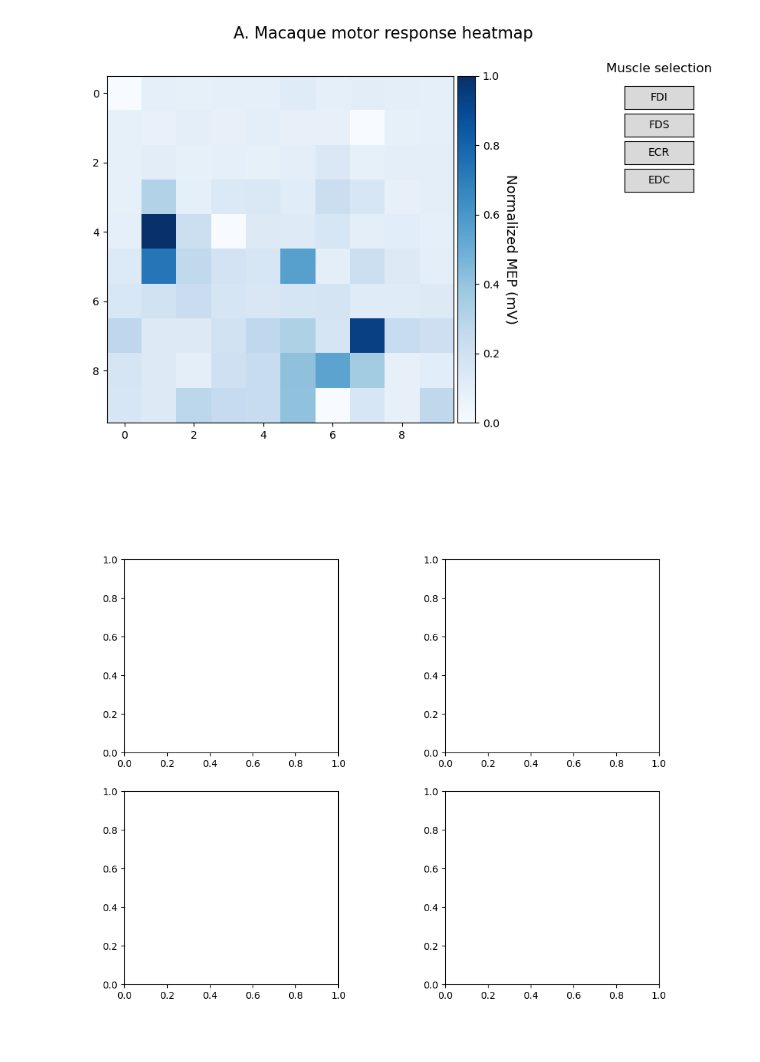
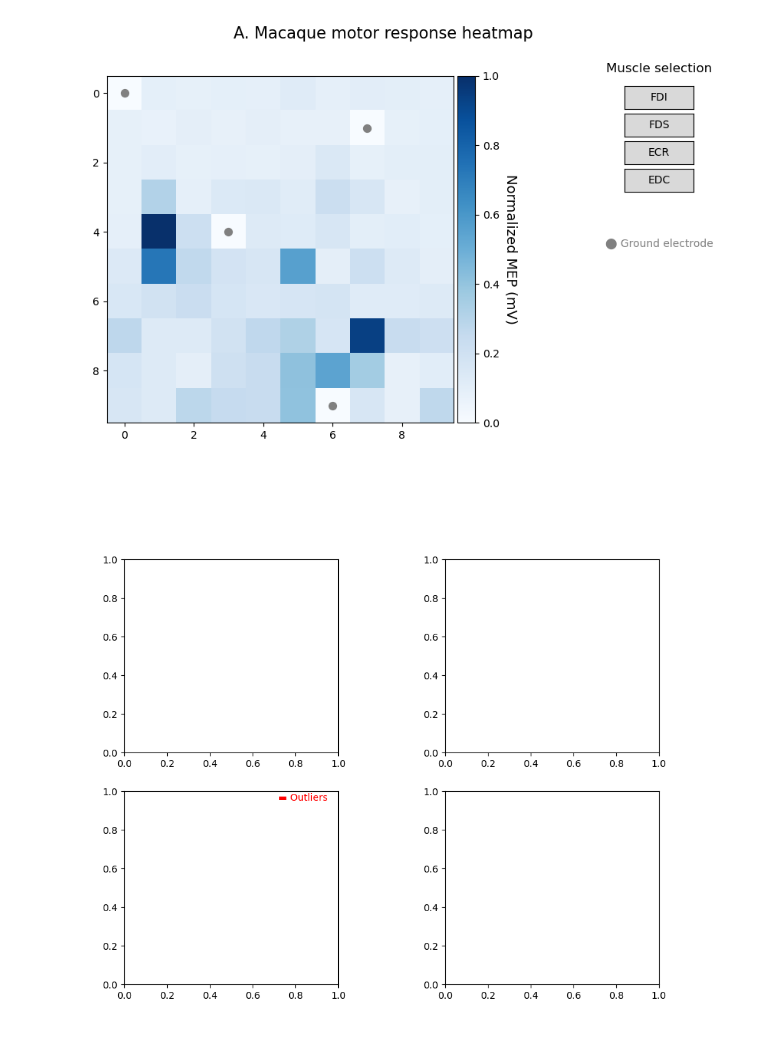
Before and after one commit to roboneurolibre/NeuroMOSAICS, a Jupyter notebook: content/figure_macaque.ipynb, the cells around one changed output. Saved outputs shown, nothing was run; the diff lists cells and outputs as text; code cells hidden in the pictures.

```diff
--- a/content/figure_macaque.ipynb
+++ b/content/figure_macaque.ipynb
@@ -50,7 +50,7 @@ def update_detailed_figure(iArray, iMuscle, detailed_figure, detailed_axes, d):
         detailed_figure.delaxes(detailed_figure.axes[3])
 
     n_repetitions = np.where(stim_channel == iArray + 1)[0].shape[0]
-    upLim = np.max(sorted_evoked[:,last_button_index]) * 1000
+    upLim = np.max(np.mean(sorted_evoked[:,last_button_index,:n_repetitions],1)) * 1000
     upCounts = max([np.where(stim_channel == i)[0].shape[0] for i in range(ch2xy.shape[0])])
     # First imshow
     minSorted = min(np.min(sorted_evoked[iArray, iMuscle, :n_repetitions, :]), np.min(sorted_filtered[iArray, iMuscle, :n_repetitions, :])) * 1000
@@ -75,7 +75,10 @@ def update_detailed_figure(iArray, iMuscle, detailed_figure, detailed_axes, d):
     detailed_axes[2].set_xlabel("Time (ms)", fontsize=fontsize_axes)
     detailed_axes[2].set_ylabel("Number of trials", fontsize=fontsize_axes)
     detailed_axes[2].set_title(f"Stack of raw {emgs['emgs'][iMuscle]}  EMG", fontsize=fontsize_title)
-
+    detailed_axes[2].text(
+    0.95, 0.95, "▬ Outliers", fontsize=10, color='red',
+    ha='right', transform=detailed_axes[2].transAxes
+    )
     # Plot
     m = np.mean(sorted_filtered[iArray, iMuscle, :n_repetitions, :], axis=0) * 1000
     std = (np.std(sorted_filtered[iArray, iMuscle, :n_repetitions, :] , axis=0, ddof=1)) / np.sqrt(n_repetitions)*1000
@@ -212,7 +145,7 @@ Connected to project: OptimizeNeurostim
 # %%
 # MACAQUE
-#macaque1_data = loadmat("../data/Macaque1_M1_181212.mat")
-d2 = get_data(is_mat=True, is_rat=True, mat=macaque1_data, name='Macaque1_M1_181212')
+macaque1_data = loadmat("../data/neuromosaics/Macaque1_M1_181212.mat")
+d2 = get_data(is_mat=True, is_macaque=True, mat=macaque1_data, name='Macaque1_M1_181212')
 
 # Unpack the dictionary into variables
 for key, value in d2.items():
@@ -244,6 +177,9 @@ im = ax_heatmap.imshow(
     (heatmap_data - np.min(heatmap_data)) / (np.max(heatmap_data) - np.min(heatmap_data)),
     cmap='Blues'
 )
+zero_coords = np.argwhere(heatmap_data == 0)
+ax_heatmap.scatter(zero_coords[:, 1], zero_coords[:, 0], color='grey', marker='o', s=50)
+
 divider = make_axes_locatable(ax_heatmap)
 cax = divider.append_axes("right", size="5%", pad=0.05)
 cbar = ax_heatmap.figure.colorbar(im, cax=cax)
@@ -254,35 +190,42 @@ last_button_index = 0
 
 # Hide the buttons axis frame
 ax_buttons.set_visible(True)
 ax_buttons.spines['top'].set_visible(False)
 ax_buttons.spines['right'].set_visible(False)
 ax_buttons.spines['left'].set_visible(False)
 ax_buttons.spines['bottom'].set_visible(False)
 ax_buttons.xaxis.set_visible(False)
 ax_buttons.yaxis.set_visible(False)
 ax_buttons.set_xticks([])
 ax_buttons.set_yticks([])
 
 # Create buttons and assign callbacks
 button_positions = [0.8 - i * 0.06 for i in range(n_muscles)]  # Vertical positions of buttons
 button_axes = [plt.axes([0.85, pos, 0.1, 0.05]) for pos in button_positions]
 buttons = [Button(button_axes[i], emgs['emgsabr'][i]) for i in range(n_muscles)]
 # Add a title above the buttons
 plt.text(0.90, 0.88, "Muscle selection", fontsize=12, ha='center', transform=plt.gcf().transFigure)
+plt.text(0.90, 0.50, "⬤ Ground electrode", fontsize=10, color='grey', ha='center', transform=plt.gcf().transFigure)
+
+plt.show()
 
 for i, button in enumerate(buttons):
     button.on_clicked(lambda event, index=i: on_button_click(event, index, fig2))
-
-# Connect the heatmap click event
-fig2.canvas.mpl_connect('button_press_event', lambda event: on_heatmap_click(event, d2, detailed_figure2, detailed_axes2))
 
 # Create a unique identifier for the detailed figure
 detailed_fig_number = len(plt.get_fignums())  # Total existing figures + 1
 detailed_figure2, detailed_axes2 = plt.subplots(
     2, 2, figsize=(10, 8), num=f'Detailed View {detailed_fig_number}'
 )
+detailed_axes2[1, 0].text(
+    0.95, 0.95, "▬ Outliers", fontsize=10, color='red',
+    ha='right', transform=detailed_axes2[1, 0].transAxes
+)
+# Connect the heatmap click event
+fig2.canvas.mpl_connect('button_press_event', lambda event: on_heatmap_click(event, d2, detailed_figure2, detailed_axes2))
+
 plt.subplots_adjust(wspace=0.5)
 detailed_axes2 = detailed_axes2.flatten()
 # %% [output]
-[figure, old version]
+[figure, new version]
-[figure, old version]
+[figure, new version]
```
Also changed, not shown: parts of 1 cell of this notebook, 8 other files.
